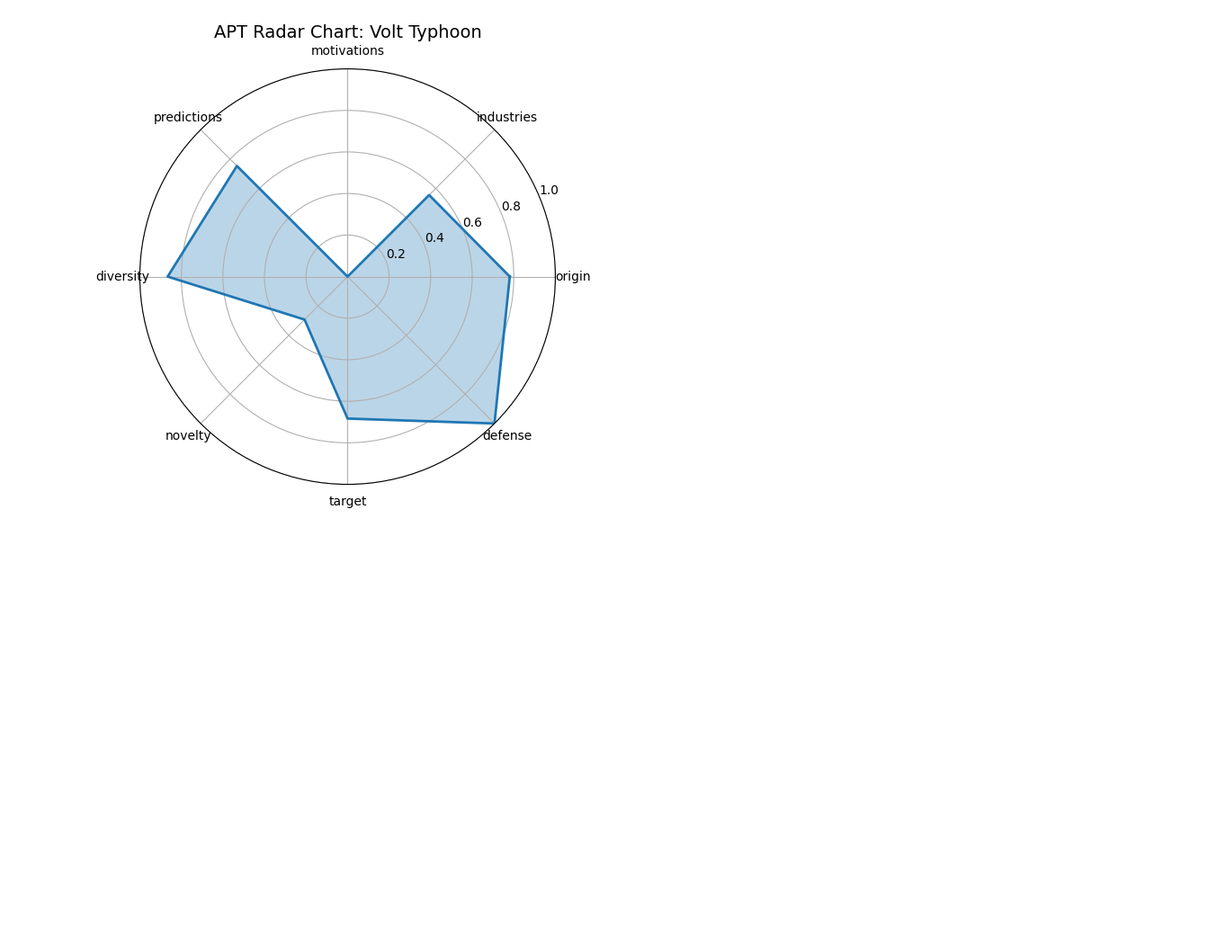
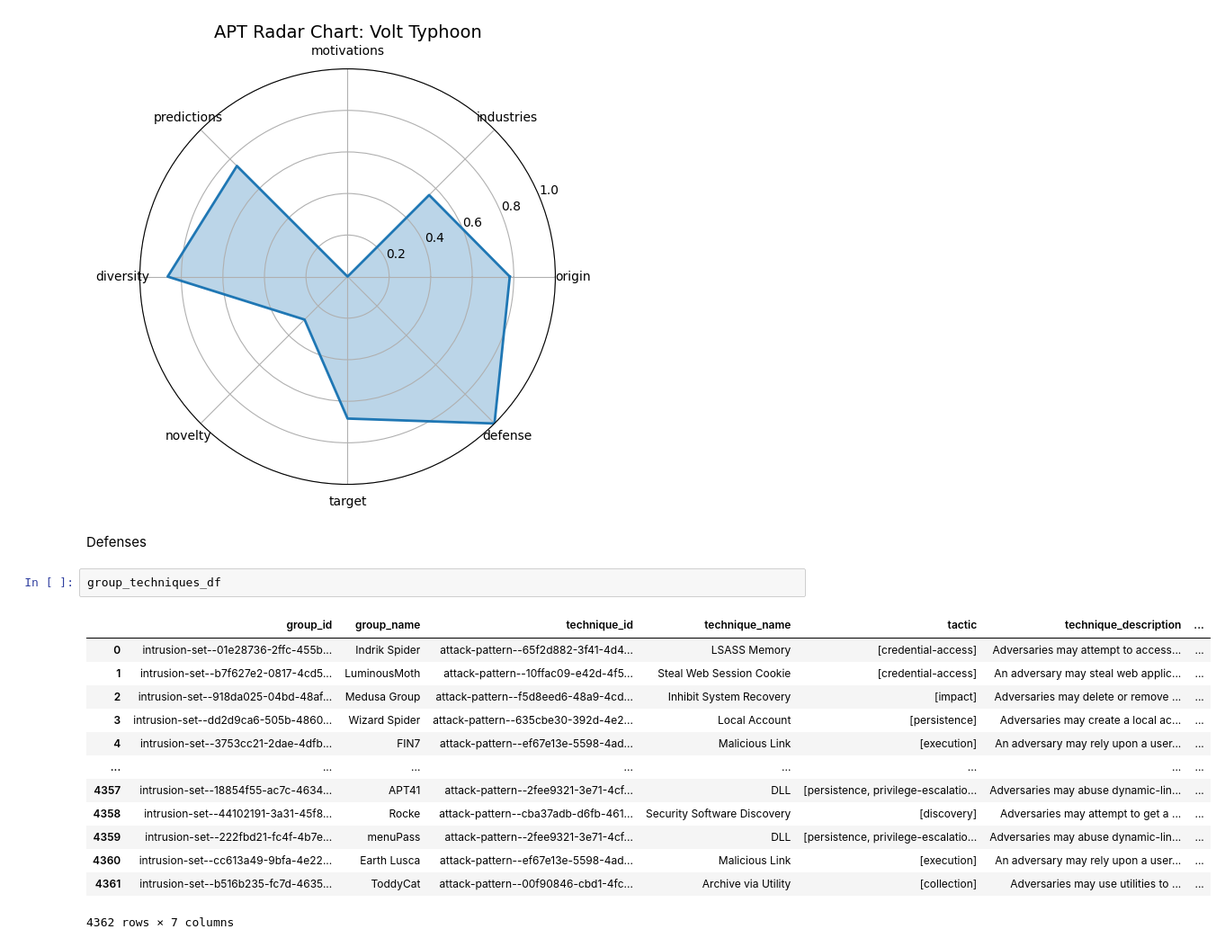
Before and after one commit to Math-UC/attack-stix-data, a Jupyter notebook: apt_project/final_score.ipynb, the cells around one changed output. Shown at 90% size. Drawn from its saved outputs; the diff is of its cells as text; blank space fills up the shorter version.

Commit message:
Add defense starting stuff

```diff
--- a/apt_project/final_score.ipynb
+++ b/apt_project/final_score.ipynb
@@ -195,3 +204,21 @@ for group in top_df["group_name"]:
 [figure]
 [figure]
 [figure]
+# %% [markdown]
+Defenses
+# %%
+group_techniques_df
+# %% [output]
+|  | group_id | group_name | technique_id | technique_name | tactic | technique_description | ... |
+| 0 | intrusion-set--01e28736-2ffc-455b... | Indrik Spider | attack-pattern--65f2d882-3f41-4d4... | LSASS Memory | [credential-access] | Adversaries may attempt to access... | ... |
+| 1 | intrusion-set--b7f627e2-0817-4cd5... | LuminousMoth | attack-pattern--10ffac09-e42d-4f5... | Steal Web Session Cookie | [credential-access] | An adversary may steal web applic... | ... |
+| 2 | intrusion-set--918da025-04bd-48af... | Medusa Group | attack-pattern--f5d8eed6-48a9-4cd... | Inhibit System Recovery | [impact] | Adversaries may delete or remove ... | ... |
+| 3 | intrusion-set--dd2d9ca6-505b-4860... | Wizard Spider | attack-pattern--635cbe30-392d-4e2... | Local Account | [persistence] | Adversaries may create a local ac... | ... |
+| 4 | intrusion-set--3753cc21-2dae-4dfb... | FIN7 | attack-pattern--ef67e13e-5598-4ad... | Malicious Link | [execution] | An adversary may rely upon a user... | ... |
+| ... | ... | ... | ... | ... | ... | ... | ... |
+| 4357 | intrusion-set--18854f55-ac7c-4634... | APT41 | attack-pattern--2fee9321-3e71-4cf... | DLL | [persistence, privilege-escalatio... | Adversaries may abuse dynamic-lin... | ... |
+| 4358 | intrusion-set--44102191-3a31-45f8... | Rocke | attack-pattern--cba37adb-d6fb-461... | Security Software Discovery | [discovery] | Adversaries may attempt to get a ... | ... |
+| 4359 | intrusion-set--222fbd21-fc4f-4b7e... | menuPass | attack-pattern--2fee9321-3e71-4cf... | DLL | [persistence, privilege-escalatio... | Adversaries may abuse dynamic-lin... | ... |
+| 4360 | intrusion-set--cc613a49-9bfa-4e22... | Earth Lusca | attack-pattern--ef67e13e-5598-4ad... | Malicious Link | [execution] | An adversary may rely upon a user... | ... |
+| 4361 | intrusion-set--b516b235-fc7d-4635... | ToddyCat | attack-pattern--00f90846-cbd1-4fc... | Archive via Utility | [collection] | Adversaries may use utilities to ... | ... |
+4362 rows × 7 columns
```
Also changed, not shown: parts of 2 cells of this notebook.
